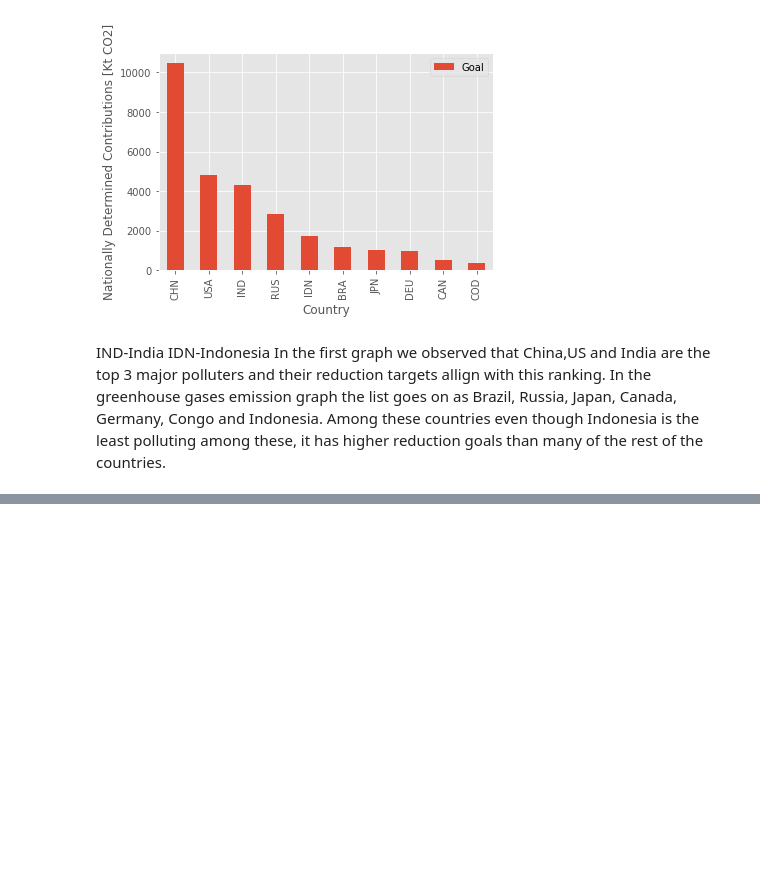
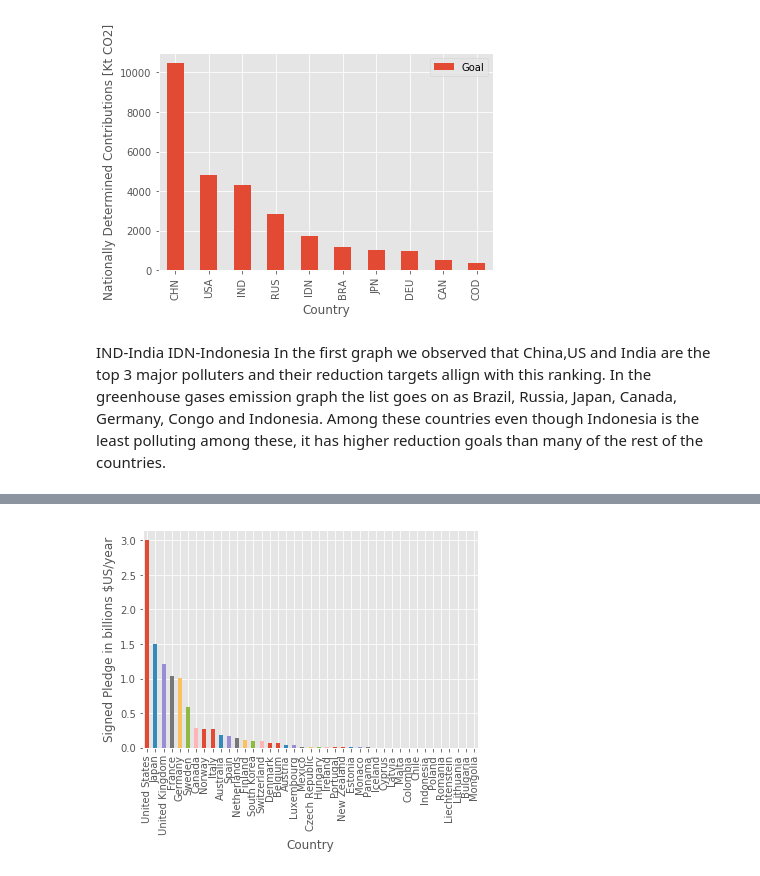
Before and after one commit to jasonrwang/ghg_analytics, a Jupyter notebook: ghg_analytics.ipynb, the cells around one changed output, grey strips where cells are left out. Drawn from its saved outputs; the diff is of its cells as text; code cells hidden in the pictures; blank space fills up the shorter version.

```diff
--- a/ghg_analytics.ipynb
+++ b/ghg_analytics.ipynb
@@ -528,0 +559,6 @@ In the first graph we observed that China,US and India are the top 3 major pollu
+# %%
+gcfDf['Pledges'].divide(1e9).sort_values(ascending=False).plot.bar(by='Pledges')
+plt.ylabel('Signed Pledge in billions $US/year')
+plt.show()
+# %% [output]
+[figure, added]
```
Also changed, not shown: parts of 3 cells of this notebook, 1 other file.
